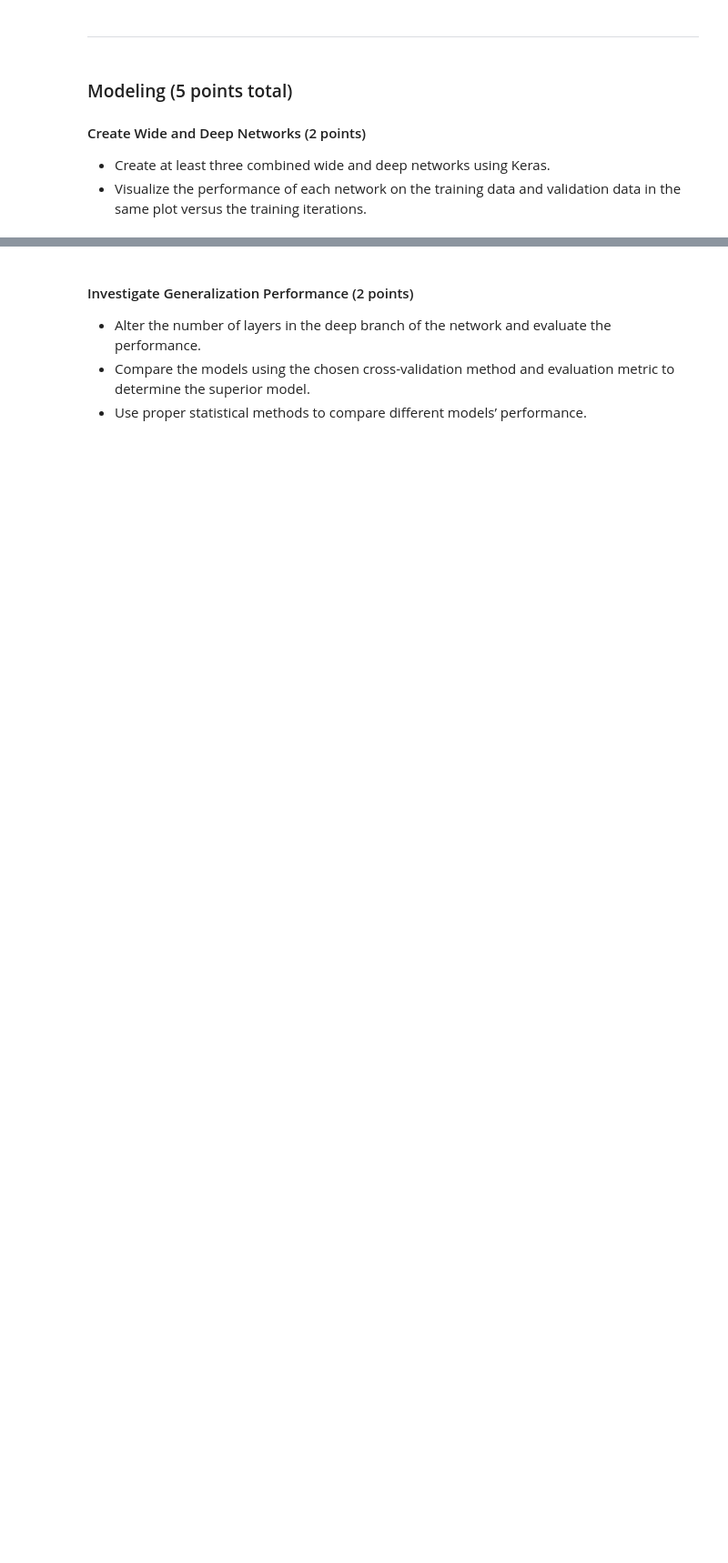
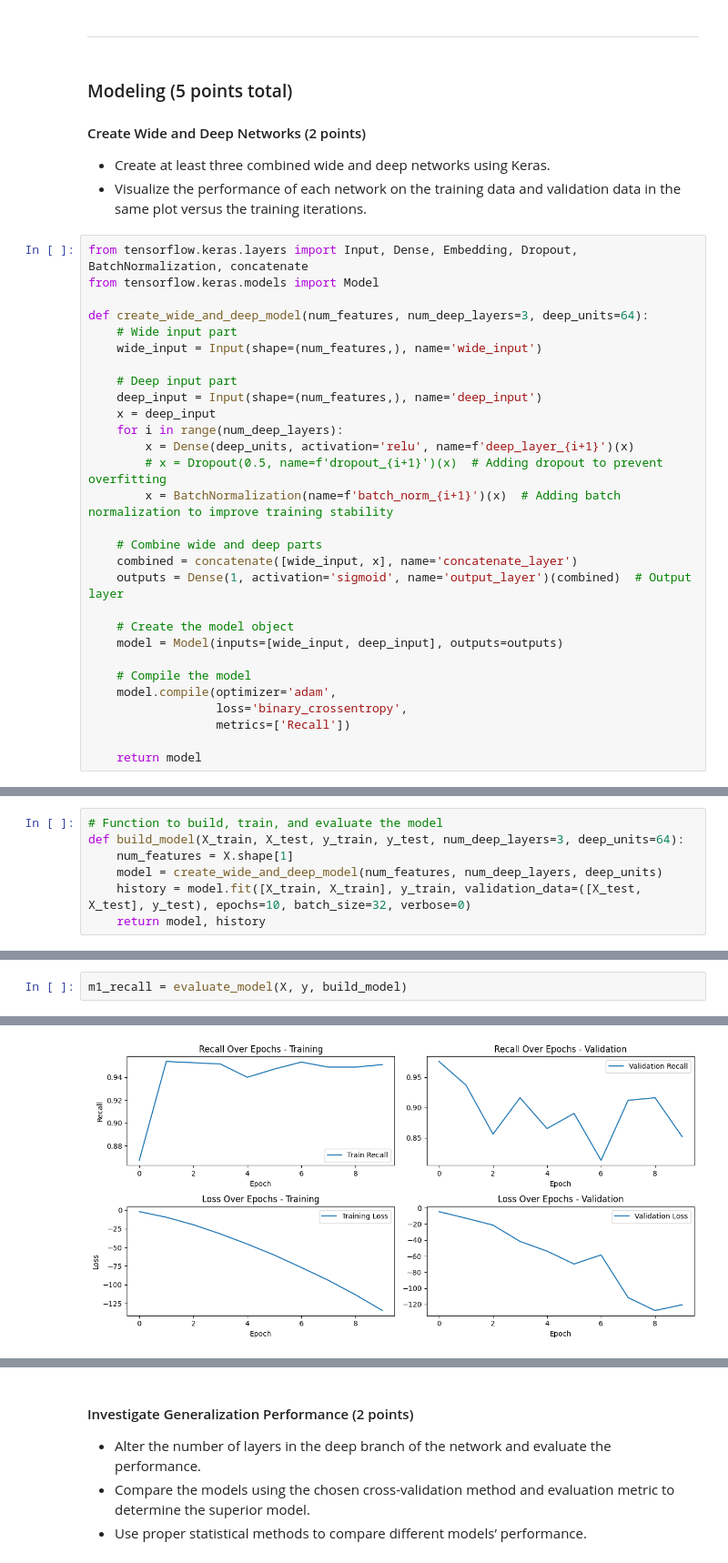
Before and after one commit to Millerb7/Deep_Learning_Lab, a Jupyter notebook: Lab.ipynb, the cells around one changed output, grey strips where cells are left out. Shown at 91% size. Saved outputs shown, nothing was run; the diff lists cells and outputs as text; blank space fills up the shorter version.

```diff
--- a/Lab.ipynb
+++ b/Lab.ipynb
@@ -50,3 +246,32 @@ import pandas as pd
 #### Create Wide and Deep Networks (2 points)
 - Create at least three combined wide and deep networks using Keras.
 - Visualize the performance of each network on the training data and validation data in the same plot versus the training iterations.
+# %%
+from tensorflow.keras.layers import Input, Dense, Embedding, Dropout, BatchNormalization, concatenate
+from tensorflow.keras.models import Model
+
+def create_wide_and_deep_model(num_features, num_deep_layers=3, deep_units=64):
+    # Wide input part
+    wide_input = Input(shape=(num_features,), name='wide_input')
+
+    # Deep input part
+    deep_input = Input(shape=(num_features,), name='deep_input')
+    x = deep_input
+    for i in range(num_deep_layers):
+        x = Dense(deep_units, activation='relu', name=f'deep_layer_{i+1}')(x)
+        # x = Dropout(0.5, name=f'dropout_{i+1}')(x)  # Adding dropout to prevent overfitting
+        x = BatchNormalization(name=f'batch_norm_{i+1}')(x)  # Adding batch normalization to improve training stability
+
+    # Combine wide and deep parts
+    combined = concatenate([wide_input, x], name='concatenate_layer')
+    outputs = Dense(1, activation='sigmoid', name='output_layer')(combined)  # Output layer
+
+    # Create the model object
+    model = Model(inputs=[wide_input, deep_input], outputs=outputs)
+
+    # Compile the model
+    model.compile(optimizer='adam',
+                  loss='binary_crossentropy',
+                  metrics=['Recall'])
+
+    return model
@@ -52,0 +280,7 @@ import pandas as pd
+# %%
+# Function to build, train, and evaluate the model
+def build_model(X_train, X_test, y_train, y_test, num_deep_layers=3, deep_units=64):
+    num_features = X.shape[1]
+    model = create_wide_and_deep_model(num_features, num_deep_layers, deep_units)
+    history = model.fit([X_train, X_train], y_train, validation_data=([X_test, X_test], y_test), epochs=10, batch_size=32, verbose=0)
+    return model, history
@@ -52,0 +345,3 @@ import pandas as pd
+# %%
+m1_recall = evaluate_model(X, y, build_model)
+# %% [output]
@@ -52,0 +349 @@ import pandas as pd
+[figure, added]
```
Also changed, not shown: parts of 26 cells of this notebook, 1 other file.
